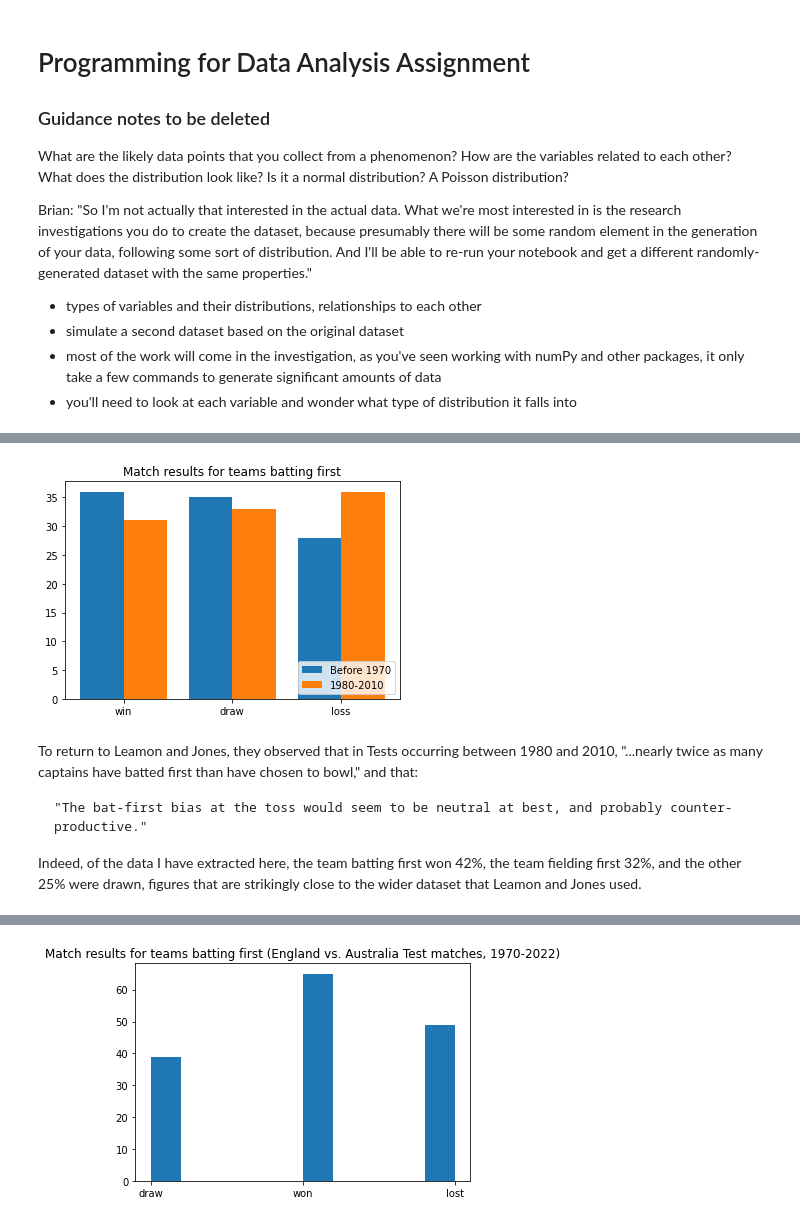
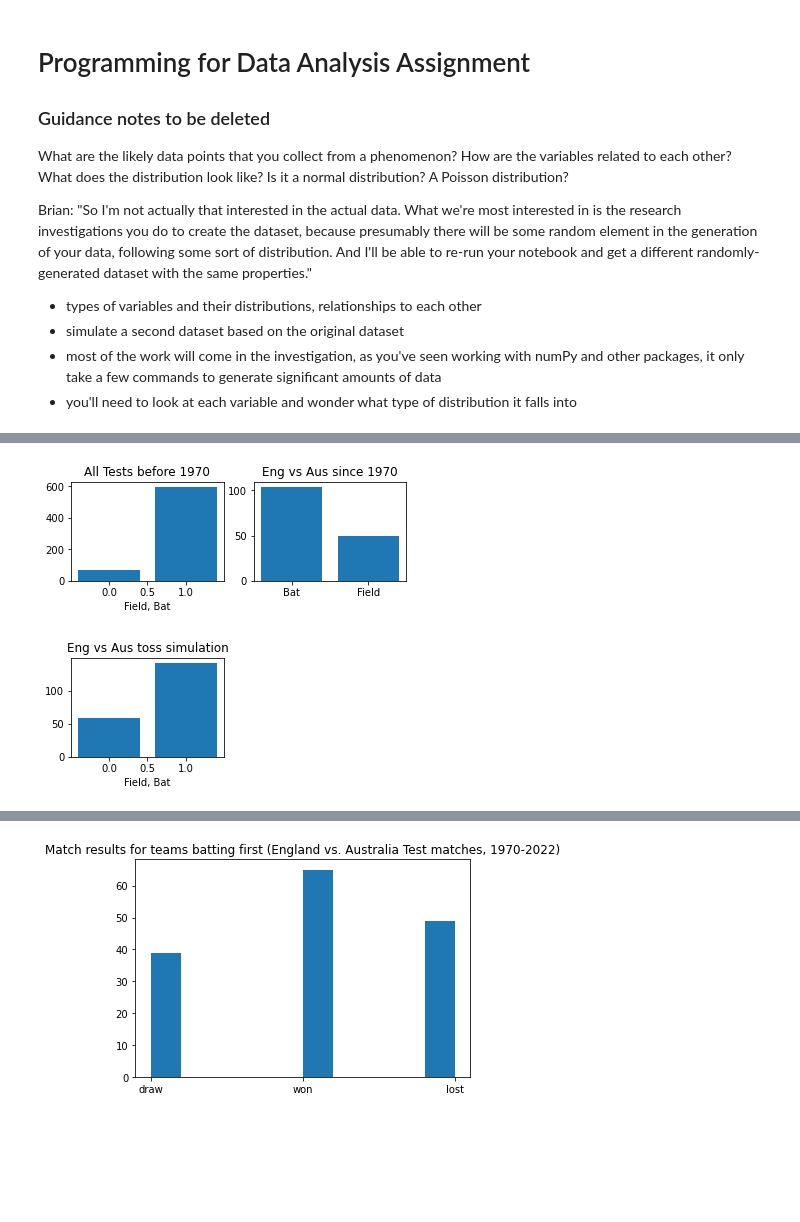
Before and after one commit to kiehozero/atu-progda-assignment, a Jupyter notebook: assignment.ipynb, the cells around one changed output, grey strips where cells are left out. Cells and saved outputs as stored; diff of their text form; code cells hidden in the pictures; blank space fills up the shorter version.

Commit message:
Completion of toss and choice plots

```diff
--- a/assignment.ipynb
+++ b/assignment.ipynb
@@ -60,32 +64,44 @@ While Lawrence Booth of [CricInfo](https://www.espncricinfo.com/story/cricket-s-
-# %%
-# code here based on the tutorial at [Python Guides](https://pythonguides.com/matplotlib-multiple-bar-chart/)
-# data here based on that presented visually in Leamon and Jones (2021, 174-6), in charts labelled "Team
-# Batting First - Before 1970" and "Team Batting First - 1980-2010"
-
-result = ['win', 'draw', 'loss']
-before = [36, 35, 28]
-after = [31, 33, 36]
-
-x_axis = np.arange(len(result))
-
-# adding or subtracting a value from the x-axis prevents items from overlapping, the exact value being dependent on
-# the value given to the width parameter.
-
-plt.bar(x_axis - 0.2, before, width=0.4, label = 'Before 1970')
-plt.bar(x_axis + 0.2, after, width=0.4, label = '1980-2010')
-
-# Xticks replaces the values generated by the arange function above with the actual value of the result
-
-plt.xticks(x_axis, result)
-
-plt.legend(loc='lower right')
-plt.title("Match results for teams batting first")
-plt.show()
-# %% [output]
-[figure, removed]
-# %% [markdown]
-To return to Leamon and Jones, they observed that in Tests occurring between 1980 and 2010, "...nearly twice as many captains have batted first than have chosen to bowl," and that:
-
-    "The bat-first bias at the toss would seem to be neutral at best, and probably counter-productive."
-
-Indeed, of the data I have extracted here, the team batting first won 42%, the team fielding first 32%, and the other 25% were drawn, figures that are strikingly close to the wider dataset that Leamon and Jones used.
+# %%
+# representing the number of tosses per match, which is always 1
+toss = 1
+# representing the 669 tests that occurred before 1970](https://stats.espncricinfo.com/ci/engine/records/team/match_results.html?class=1;id=1969;type=year)
+tests = 669
+# 89 percent of captains chose to bat
+bat_choice = 0.89
+tosses = np.random.binomial(toss, bat_choice, size=tests)
+
+# counts the unique values in the returned values, this particular piece of code was demonstrated by Ian McLoughlin
+# in the Fundamentals of Data Analysis module, and my modified notebook for this
+vals, counts = np.unique(tosses, return_counts=True)
+
+# plotting binomial data representing all tests before 1970
+plt.subplot(2,2,1)
+plt.bar(vals, counts)
+# Added the label to clarify differing orders, I couldn't get this to sort in the same order as the second plot
+plt.xlabel("Field, Bat")
+plt.title("All Tests before 1970")
+
+# plotting real results of dataset for England vs Australia matches since 1970
+ashchoice = ash['choice']
+vals, counts = np.unique(ashchoice, return_counts=True)
+plt.subplot(2,2,2)
+plt.bar(vals,counts)
+plt.title("Eng vs Aus since 1970")
+plt.show()
+
+# binomially-distributed generated data for Englandvs Australia matches
+toss = 1
+tests = 200
+# represents the actual proportions of decisions to either field (49) or bat (104) in the extracted dataset
+bat_choice = 1 - ( 49 / ( 49 + 104 ) )
+sim_tosses = np.random.binomial(toss, bat_choice, tests)
+
+vals, counts = np.unique(sim_tosses, return_counts=True)
+plt.subplot(2,2,3)
+plt.bar(vals,counts)
+plt.title("Eng vs Aus toss simulation")
+plt.xlabel("Field, Bat")
+plt.show()
+# %% [output]
+[figure, added]
+[figure, added]
```
Also changed, not shown: parts of 12 cells of this notebook, 1 other file.
